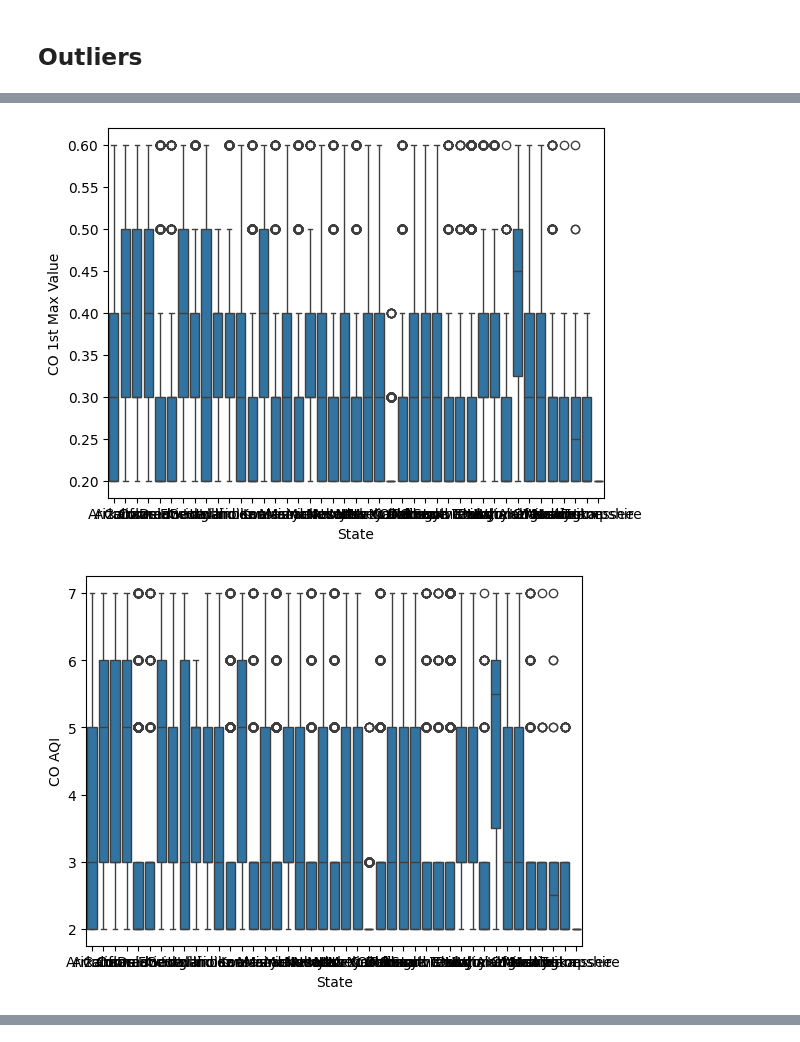
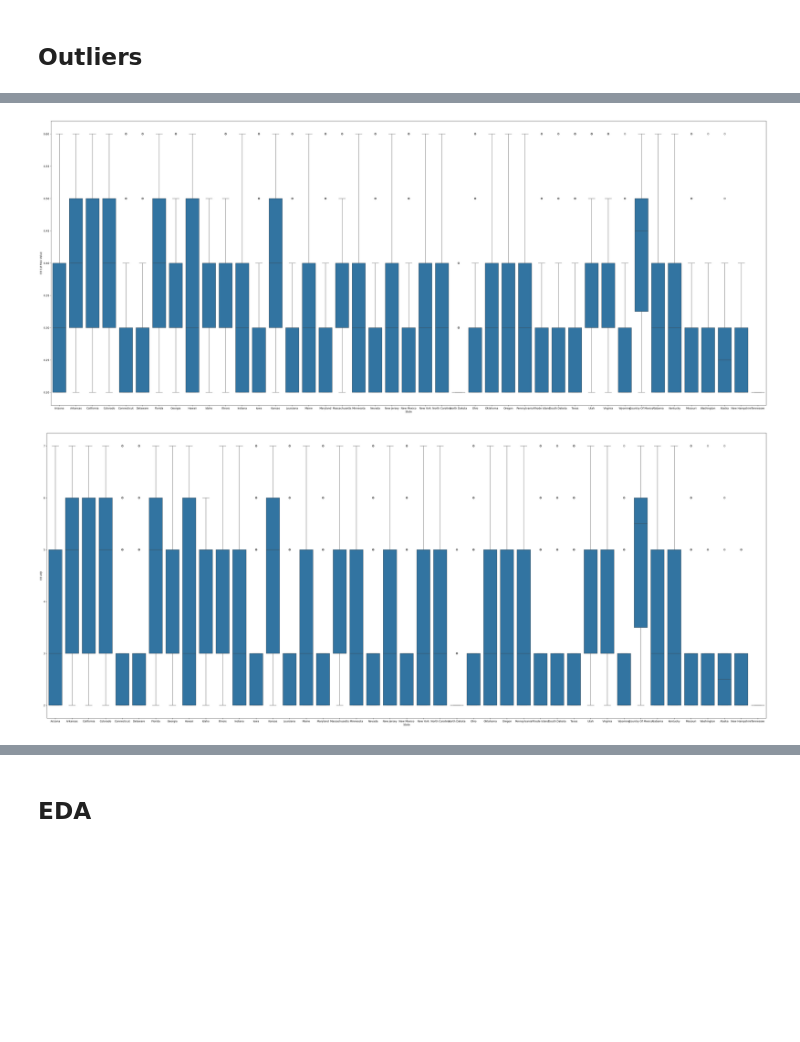
Before and after one commit to galav12/CSC442-Project, a Jupyter notebook: dataset_cleaner.ipynb, the cells around one changed output, grey strips where cells are left out. Saved outputs shown, nothing was run; the diff lists cells and outputs as text; code cells hidden in the pictures; blank space fills up the shorter version.

```diff
--- a/dataset_cleaner.ipynb
+++ b/dataset_cleaner.ipynb
@@ -122,10 +163,13 @@ plt.show()
 # %%
+plt.figure(figsize=(50,20))
 sns.boxplot(x=pollution_no_outliers["State"], y=pollution_no_outliers['CO 1st Max Value'])
 plt.show()
+plt.figure(figsize=(50,20))
 sns.boxplot(x=pollution_no_outliers["State"], y=pollution_no_outliers['CO AQI'])
 plt.show()
+plt.figure(figsize=(50,20))
 sns.boxplot(x=pollution_no_outliers["State"], y=pollution_no_outliers['SO2 Mean'])
 plt.show()
 # %% [output]
-[figure, old version]
+[figure, new version]
-[figure, old version]
+[figure, new version]
@@ -132,0 +177,2 @@ plt.show()
+# %% [markdown]
+## EDA
```
Also changed, not shown: parts of 31 cells of this notebook.
